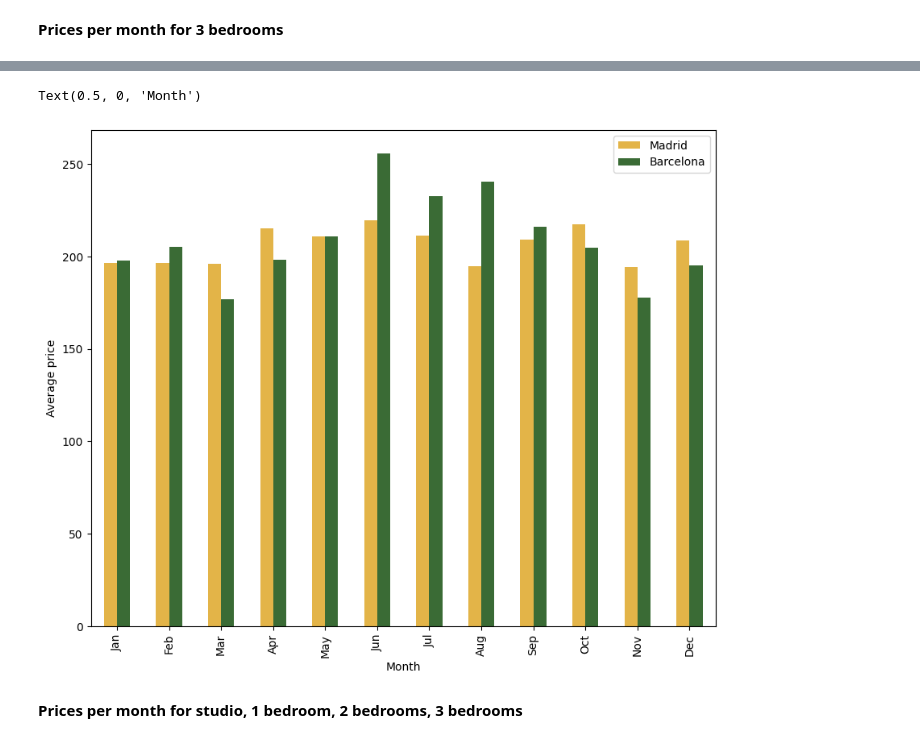
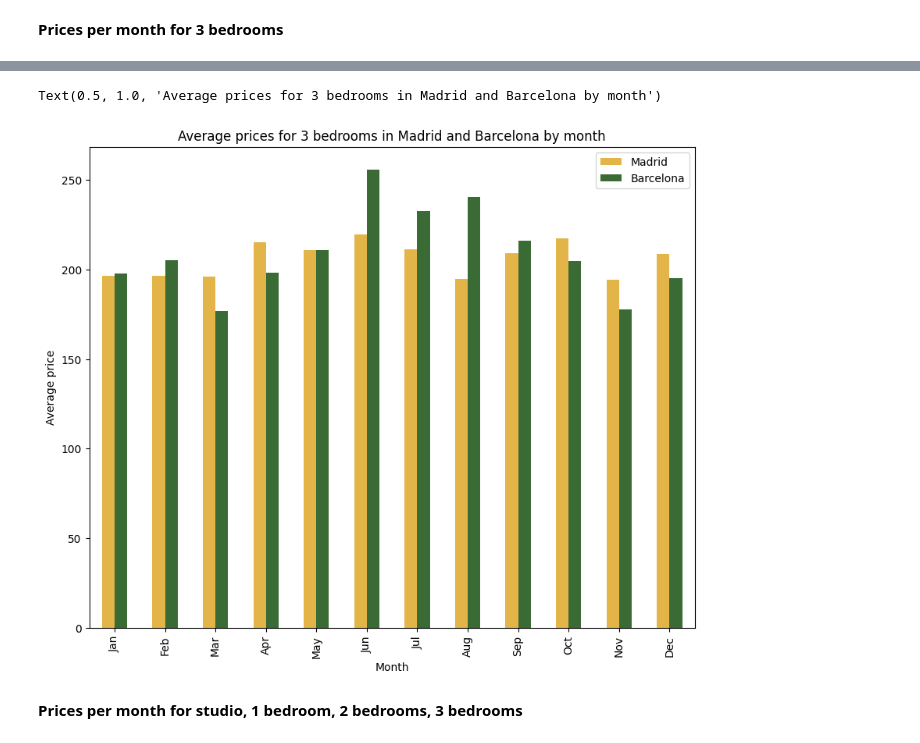
Before and after one commit to StefaniaDinica/InsideAirbnb_SpainCities, a Jupyter notebook: PricesAnalysis.ipynb, the cells around one changed output, grey strips where cells are left out. Saved outputs shown, nothing was run; the diff lists cells and outputs as text; code cells hidden in the pictures.

Commit message:
Upload new plots

```diff
--- a/PricesAnalysis.ipynb
+++ b/PricesAnalysis.ipynb
@@ -532,12 +532,13 @@ Name: price, dtype: float64
 # %%
 vals_both_json = {'Madrid': vals_price_3bedr_md, 'Barcelona': vals_price_3bedr_bc}
 vals_both_df = pd.DataFrame(vals_both_json)
 vals_both_df.plot(kind="bar", color=['#E3B448', '#3A6B35'])
 plt.ylabel("Average price")
 plt.xlabel("Month")
+plt.title("Average prices for 3 bedrooms in Madrid and Barcelona by month")
 # %% [output]
-Text(0.5, 0, 'Month')
+Text(0.5, 1.0, 'Average prices for 3 bedrooms in Madrid and Barcelona by month')
-[figure, old version]
+[figure, new version]
 # %% [markdown]
 **Prices per month for studio, 1 bedroom, 2 bedrooms, 3 bedrooms**
 # %%
```
Also changed, not shown: 2 other files.
